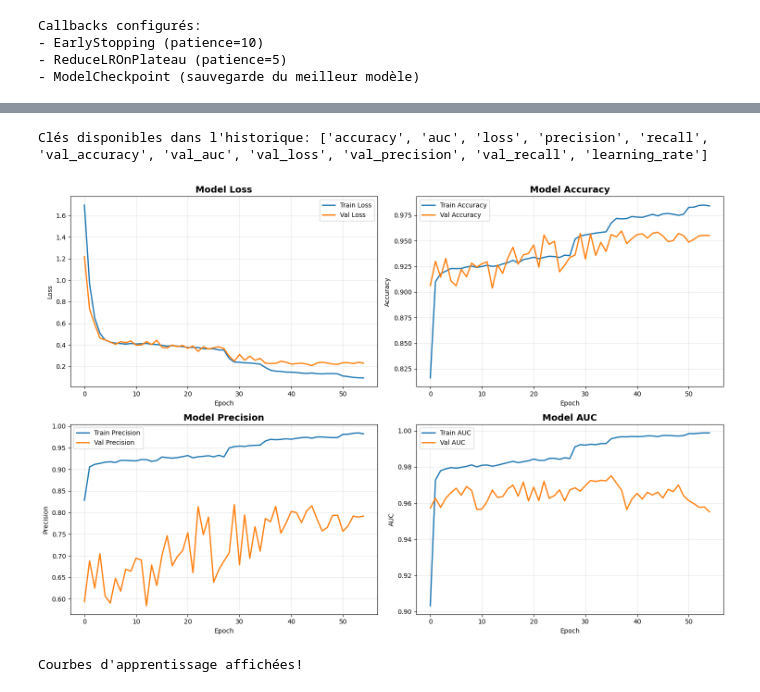
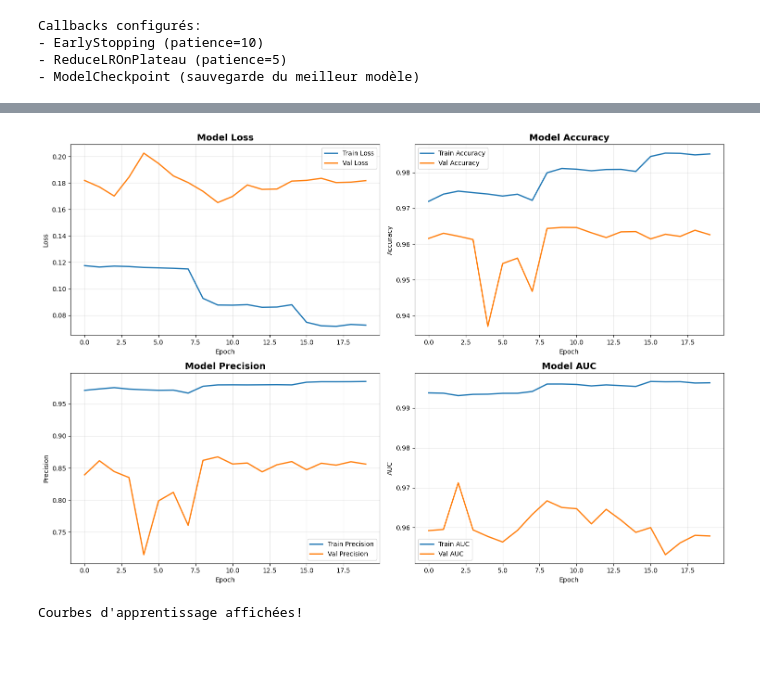
Before and after one commit to Maxxiiime/CodeCloneValidation, a Jupyter notebook: CodeCloneValidation.ipynb, the cells around one changed output, grey strips where cells are left out. Drawn from its saved outputs; the diff is of its cells as text; code cells hidden in the pictures; blank space fills up the shorter version.

Commit message:
Change size of samples and the architecture

```diff
--- a/CodeCloneValidation.ipynb
+++ b/CodeCloneValidation.ipynb
@@ -45,7 +45,7 @@ val_data = ds['validation']
 test_data = ds['test']
 
 # Limiter à un subset pour l'entraînement rapide (augmenter pour meilleure performance)
-SAMPLE_SIZE = 50000
+SAMPLE_SIZE = 400000
 train_subset = train_data.select(range(min(SAMPLE_SIZE, len(train_data))))
 
 print(f"Utilisation de {len(train_subset)} exemples pour l'entraînement")
@@ -59,12 +59,12 @@ X_train_text = [combine_funcs(train_subset[i]) for i in range(len(train_subset))
 y_train = np.array(train_subset['label'])
 
 # Validation set
-val_subset = val_data.select(range(min(10000, len(val_data))))
+val_subset = val_data.select(range(min(200000, len(val_data))))
 X_val_text = [combine_funcs(val_subset[i]) for i in range(len(val_subset))]
 y_val = np.array(val_subset['label'])
 
 # Test set
-test_subset = test_data.select(range(min(10000, len(test_data))))
+test_subset = test_data.select(range(min(200000, len(test_data))))
 X_test_text = [combine_funcs(test_subset[i]) for i in range(len(test_subset))]
 y_test = np.array(test_subset['label'])
 
@@ -102,8 +102,8 @@ vectorizer = TfidfVectorizer(
     strip_accents='unicode',
     analyzer='word',
     token_pattern=r'\w{1,}',  # Tokens de 1+ caractères
+    dtype=np.float32 # values en float32 pour économiser de la mémoire
 )
-
 X_train_tfidf = vectorizer.fit_transform(X_train_text)
 X_val_tfidf = vectorizer.transform(X_val_text)
 X_test_tfidf = vectorizer.transform(X_test_text)
@@ -257,7 +244,7 @@ tensorboard_callback = callbacks.TensorBoard(
     histogram_freq=1
 )
 
-callback_list = [early_stopping, reduce_lr, model_checkpoint]
+callback_list = [early_stopping, reduce_lr, model_checkpoint, tensorboard_callback]
 
 print("Callbacks configurés:")
 print("- EarlyStopping (patience=10)")
@@ -277,7 +264,7 @@ print("="*60 + "\n")
 history = model.fit(
     X_train_scaled, y_train,
     validation_data=(X_val_scaled, y_val),
-    epochs=100,
+    epochs=50,
     batch_size=128,
     callbacks=callback_list,
     verbose=1
@@ -349,9 +336,6 @@ F1-Score: 0.8701
 # %%
 # Visualisation des courbes d'apprentissage
 import matplotlib.pyplot as plt
-
-# Afficher les clés disponibles dans l'historique
-print("Clés disponibles dans l'historique:", list(history.history.keys()))
 
 fig, axes = plt.subplots(2, 2, figsize=(15, 10))
 
@@ -363,46 +347,41 @@ axes[0, 0].set_xlabel('Epoch')
 axes[0, 0].set_ylabel('Loss')
 axes[0, 0].legend()
 axes[0, 0].grid(True, alpha=0.3)
 
 # Accuracy
 axes[0, 1].plot(history.history['accuracy'], label='Train Accuracy', linewidth=2)
 axes[0, 1].plot(history.history['val_accuracy'], label='Val Accuracy', linewidth=2)
 axes[0, 1].set_title('Model Accuracy', fontsize=14, fontweight='bold')
 axes[0, 1].set_xlabel('Epoch')
 axes[0, 1].set_ylabel('Accuracy')
 axes[0, 1].legend()
 axes[0, 1].grid(True, alpha=0.3)
 
-# Precision (chercher la bonne clé)
-precision_key = [k for k in history.history.keys() if 'precision' in k.lower() and not k.startswith('val')][0]
-val_precision_key = [k for k in history.history.keys() if 'precision' in k.lower() and k.startswith('val')][0]
-axes[1, 0].plot(history.history[precision_key], label='Train Precision', linewidth=2)
-axes[1, 0].plot(history.history[val_precision_key], label='Val Precision', linewidth=2)
+# Precision
+axes[1, 0].plot(history.history['precision'], label='Train Precision', linewidth=2)
+axes[1, 0].plot(history.history['val_precision'], label='Val Precision', linewidth=2)
 axes[1, 0].set_title('Model Precision', fontsize=14, fontweight='bold')
 axes[1, 0].set_xlabel('Epoch')
 axes[1, 0].set_ylabel('Precision')
 axes[1, 0].legend()
 axes[1, 0].grid(True, alpha=0.3)
 
-# AUC (chercher la bonne clé)
-auc_key = [k for k in history.history.keys() if 'auc' in k.lower() and not k.startswith('val')][0]
-val_auc_key = [k for k in history.history.keys() if 'auc' in k.lower() and k.startswith('val')][0]
-axes[1, 1].plot(history.history[auc_key], label='Train AUC', linewidth=2)
-axes[1, 1].plot(history.history[val_auc_key], label='Val AUC', linewidth=2)
+# AUC
+axes[1, 1].plot(history.history['auc'], label='Train AUC', linewidth=2)
+axes[1, 1].plot(history.history['val_auc'], label='Val AUC', linewidth=2)
 axes[1, 1].set_title('Model AUC', fontsize=14, fontweight='bold')
 axes[1, 1].set_xlabel('Epoch')
 axes[1, 1].set_ylabel('AUC')
 axes[1, 1].legend()
 axes[1, 1].grid(True, alpha=0.3)
 
 plt.tight_layout()
 plt.show()
 
 print("Courbes d'apprentissage affichées!")
 # %% [output]
+[figure, new version]
-Clés disponibles dans l'historique: ['accuracy', 'auc', 'loss', 'precision', 'recall', 'val_accuracy', 'val_auc', 'val_loss', 'val_precision', 'val_recall', 'learning_rate']
+Courbes d'apprentissage affichées!
-[figure, old version]
-Courbes d'apprentissage affichées!
 # %%
 # Matrice de confusion et rapport de classification détaillé
 from sklearn.metrics import confusion_matrix, classification_report, roc_curve, auc
```
Also changed, not shown: parts of 8 cells of this notebook.
